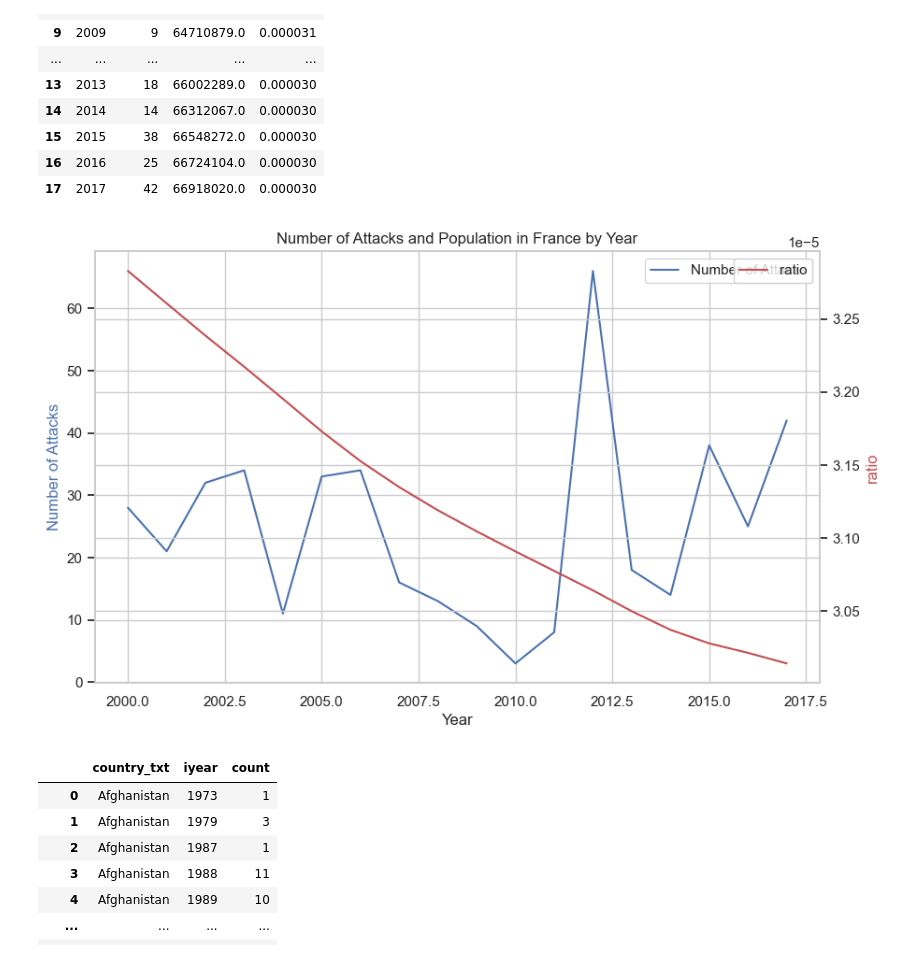
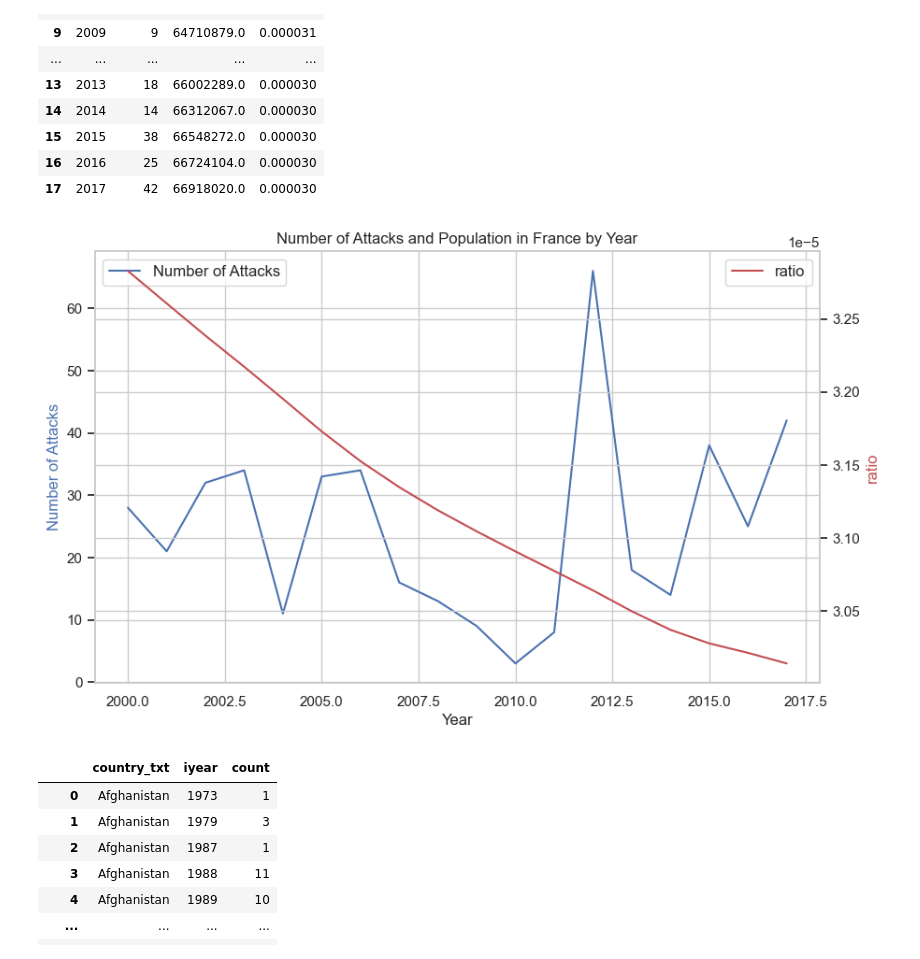
Before and after one commit to ekomlenovic/SecurityDataset, a Jupyter notebook: data_processing/people_by_country/1_info_country.ipynb, the cells around one changed output. Cells and saved outputs as stored; diff of their text form; code cells hidden in the pictures.

```diff
--- a/data_processing/people_by_country/1_info_country.ipynb
+++ b/data_processing/people_by_country/1_info_country.ipynb
@@ -174,33 +165,26 @@ france_attacks_by_year
 # %%
 import matplotlib.pyplot as plt
 import seaborn as sns
 
-# Set the plot style
 sns.set(style="whitegrid")
 
-# Create a figure and axis
 fig, ax1 = plt.subplots(figsize=(10, 6))
 
-# Plot the number of attacks by year
 sns.lineplot(x='Year', y='count', data=france_attacks_by_year, ax=ax1, label='Number of Attacks', color='b')
 
-# Create a second y-axis to plot the population
 ax2 = ax1.twinx()
 sns.lineplot(x='Year', y='ratio', data=france_attacks_by_year, ax=ax2, label='ratio', color='r')
 
-# Labeling
 ax1.set_xlabel('Year')
 ax1.set_ylabel('Number of Attacks', color='b')
 ax2.set_ylabel('ratio', color='r')
-
-
-# Adding a title
+ax1.legend(loc='upper left', fontsize=12)
+ax2.legend(loc='upper right', fontsize=12)
 plt.title('Number of Attacks and Population in France by Year')
 
-# Show plot
 plt.show()
 # %% [output]
-[figure, old version]
+[figure, new version]
 # %%
 # now generalise with all countries
 
```
Also changed, not shown: parts of 5 cells of this notebook.
